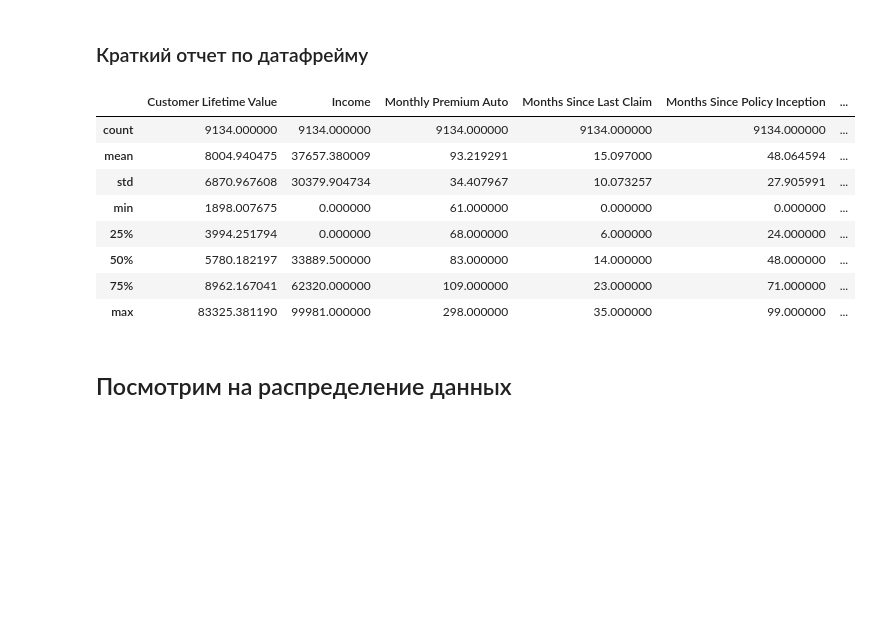
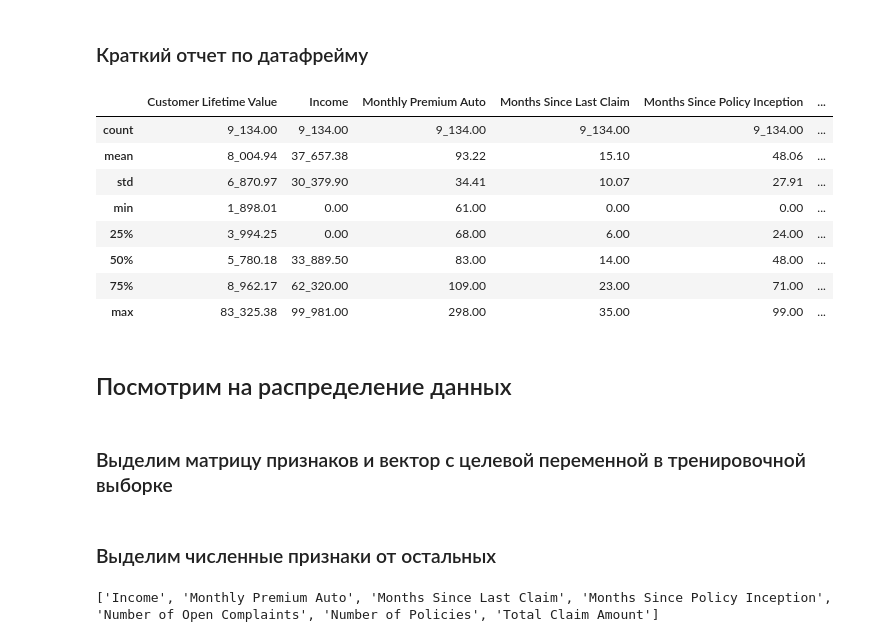
Before and after one commit to uc20100/Introduction-to-Data-Science, a Jupyter notebook: seminar_5/seminar_5.ipynb, the cells around one changed output. Cells and saved outputs as stored; diff of their text form; code cells hidden in the pictures; blank space fills up the shorter version.

```diff
--- a/seminar_5/seminar_5.ipynb
+++ b/seminar_5/seminar_5.ipynb
@@ -45,12 +47,19 @@
 # %%
 import pandas as pd
+import matplotlib.pyplot as plt
+import seaborn as sns
+import warnings
+# Запрещаем вывод на экран предупреждений
+warnings.filterwarnings('ignore')
+# Настройка формата вывода чисел float
+pd.set_option('display.float_format', '{:_.2f}'.format)
 # %% [markdown]
 ## Загрузка данных
 # %% [markdown]
 ### Загружаем дадасет
 # %%
 # Загрузим датасет пропуская сбойные строки
-df = pd.read_csv('./LTV.csv', engine='python', on_bad_lines='skip')
+train_data = pd.read_csv('./LTV.csv', engine='python', on_bad_lines='skip')
 # %% [markdown]
 ### Посмотрим количество строк, столбцов
 # %%
@@ -135,16 +144,18 @@ duplicates_df
 # %% [markdown]
 ### Краткий отчет по датафрейму
 # %%
-df.describe()
+train_data.describe()
 # %% [output]
 |  | Customer Lifetime Value | Income | Monthly Premium Auto | Months Since Last Claim | Months Since Policy Inception | ... |
-| count | 9134.000000 | 9134.000000 | 9134.000000 | 9134.000000 | 9134.000000 | ... |
-| mean | 8004.940475 | 37657.380009 | 93.219291 | 15.097000 | 48.064594 | ... |
-| std | 6870.967608 | 30379.904734 | 34.407967 | 10.073257 | 27.905991 | ... |
-| min | 1898.007675 | 0.000000 | 61.000000 | 0.000000 | 0.000000 | ... |
-| 25% | 3994.251794 | 0.000000 | 68.000000 | 6.000000 | 24.000000 | ... |
-| 50% | 5780.182197 | 33889.500000 | 83.000000 | 14.000000 | 48.000000 | ... |
-| 75% | 8962.167041 | 62320.000000 | 109.000000 | 23.000000 | 71.000000 | ... |
-| max | 83325.381190 | 99981.000000 | 298.000000 | 35.000000 | 99.000000 | ... |
+| count | 9_134.00 | 9_134.00 | 9_134.00 | 9_134.00 | 9_134.00 | ... |
+| mean | 8_004.94 | 37_657.38 | 93.22 | 15.10 | 48.06 | ... |
+| std | 6_870.97 | 30_379.90 | 34.41 | 10.07 | 27.91 | ... |
+| min | 1_898.01 | 0.00 | 61.00 | 0.00 | 0.00 | ... |
+| 25% | 3_994.25 | 0.00 | 68.00 | 6.00 | 24.00 | ... |
+| 50% | 5_780.18 | 33_889.50 | 83.00 | 14.00 | 48.00 | ... |
+| 75% | 8_962.17 | 62_320.00 | 109.00 | 23.00 | 71.00 | ... |
+| max | 83_325.38 | 99_981.00 | 298.00 | 35.00 | 99.00 | ... |
 # %% [markdown]
 ## Посмотрим на распределение данных
+# %% [markdown]
+### Выделим матрицу признаков и вектор с целевой переменной в тренировочной выборке
@@ -150,0 +167,17 @@ df.describe()
+# %% [markdown]
+### Выделим численные признаки от остальных
+# %%
+num_cols = []
+str_cols = []
+
+cols_and_type = X.dtypes.to_dict()
+
+for col in cols_and_type:
+    if cols_and_type[col] in ('int64', 'float64'):
+        num_cols.append(col)
+    else:
+        str_cols.append(col)
+
+print(num_cols)
+# %% [output]
+['Income', 'Monthly Premium Auto', 'Months Since Last Claim', 'Months Since Policy Inception', 'Number of Open Complaints', 'Number of Policies', 'Total Claim Amount']
```
Also changed, not shown: parts of 14 cells of this notebook.
